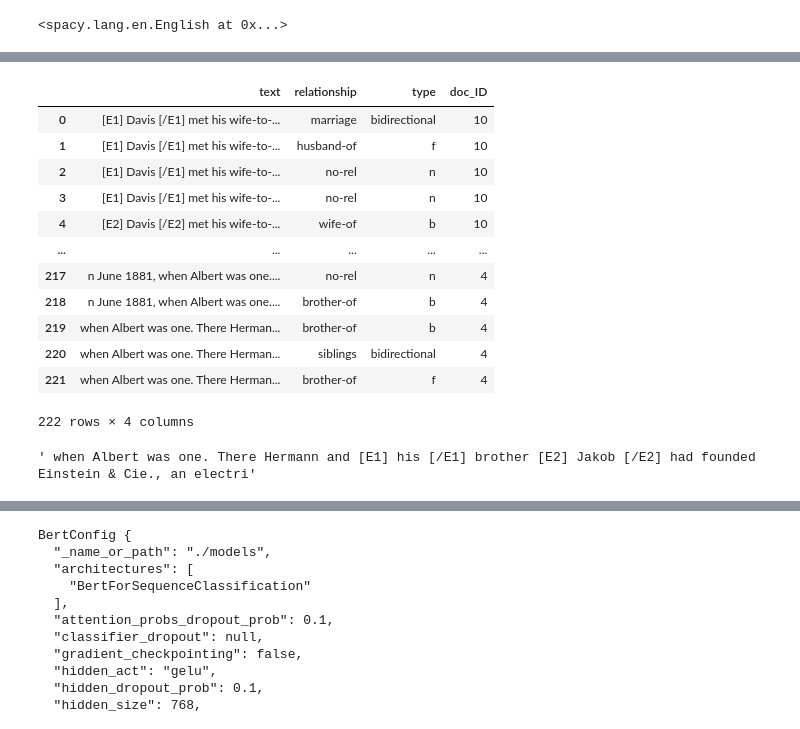
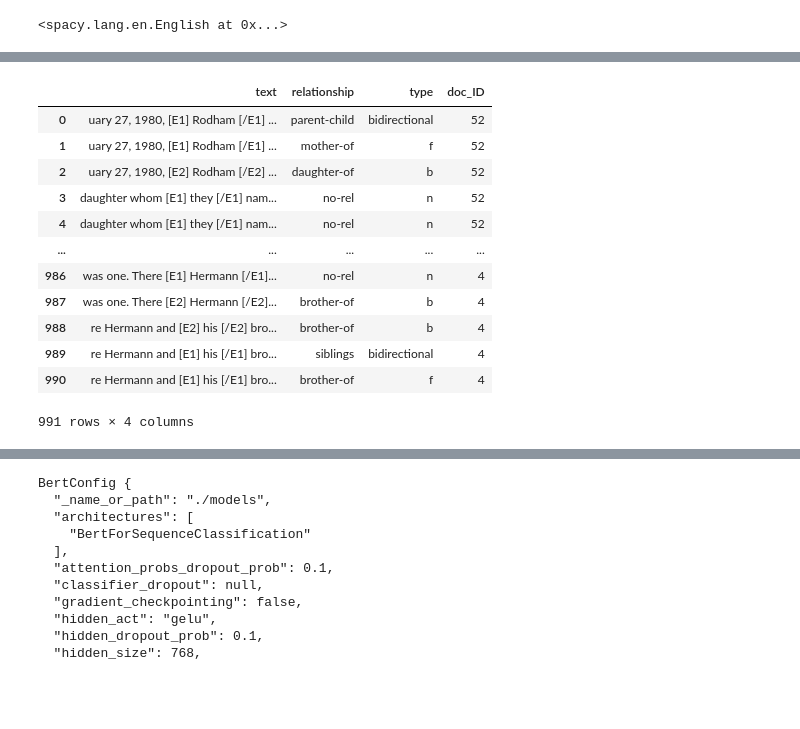
Before and after one commit to ANGELLOPARR/luke-genealogical-thesis, a Jupyter notebook: Pipeline.ipynb, the cells around one changed output, grey strips where cells are left out. Saved outputs shown, nothing was run; the diff lists cells and outputs as text; code cells hidden in the pictures; blank space fills up the shorter version.

```diff
--- a/Pipeline.ipynb
+++ b/Pipeline.ipynb
@@ -83,0 +99,7 @@ def create_label_annotations(text):
+# %%
+text = '''
+Smith was born on September 25, 1968, in Philadelphia, to Caroline (née Bright), a Philadelphia school board administrator, and Willard Carroll Smith Sr.,[14][15] a U.S. Air Force veteran[16] and refrigeration engineer. His mother graduated from Carnegie Mellon University.[17] He grew up in West Philadelphia's Wynnefield neighborhood,[18] and was raised Baptist.[19] He has an older sister named Pamela and two younger siblings, twins Harry and Ellen.[18] Smith attended Our Lady of Lourdes, a private Catholic elementary school in Philadelphia,[20] followed by Overbrook High School.[21] His parents separated when he was 13,[22] but did not actually divorce until around 2000.[23] Smith began rapping at the age of 12. When his grandmother found a notebook of his lyrics, which he described as containing "all [his] little curse words", she wrote him a note on a page in the book, which read, "Dear Willard, truly intelligent people do not have to use words like this to express themselves. Please show the world that you're as smart as we think you are". Smith said that this influenced his decision not to use profanity in his music.[24]
+'''
+xyz = nlp(clean_wikitext(text))
+crc = xyz._.coref_clusters
+crc
@@ -83,0 +147,19 @@ def create_label_annotations(text):
+# %%
+with open('docs_wiki.txt') as f:
+    txt_content = f.read()
+
+docs = txt_content.split('\n***\n')
+docs = [clean_wikitext(d.strip()) for d in docs if d != '']
+
+with open('docs_wiki_clean.txt', 'w') as out:
+    out.write('\n\n***\n\n'.join(docs))
+
+data = []
+
+print(docs[0])
+
+for doc in docs:
+    data.append(create_label_annotations(doc))
+
+with open('data.json', 'w') as f:
+    json.dump(data, f)
@@ -228,17 +332,3 @@ class DocRelations:
 
     def get_relationships(self):
         return [subl for top_list in self.entity_rels.values() for subl in top_list]
-# %%
-with open('docs_wiki.txt') as f:
-    txt_content = f.read()
-
-docs = txt_content.split('\n')
-docs = [clean_wikitext(d.strip()) for d in docs if d != '']
-
-data = []
-
-for doc in docs:
-    data.append(create_label_annotations(doc))
-
-with open('data.json', 'w') as f:
-    json.dump(data, f)
@@ -330,27 +415,25 @@ z
 # %%
 t_e1 = lambda e: f'[E1] {e} [/E1]'
 t_e2 = lambda e: f'[E2] {e} [/E2]'
-boundary_chars = 40
+# t_e1 = lambda e: f'[PERSON1]'
+# t_e2 = lambda e: f'[PERSON2]'
+boundary_chars = 15
 df = make_dataset('exported.json', t_e1, t_e2, boundary_chars)
 df
 # %% [output]
 |  | text | relationship | type | doc_ID |
-| 0 | [E1] Davis [/E1] met his wife-to-... | marriage | bidirectional | 10 |
-| 1 | [E1] Davis [/E1] met his wife-to-... | husband-of | f | 10 |
-| 2 | [E1] Davis [/E1] met his wife-to-... | no-rel | n | 10 |
-| 3 | [E1] Davis [/E1] met his wife-to-... | no-rel | n | 10 |
-| 4 | [E2] Davis [/E2] met his wife-to-... | wife-of | b | 10 |
+| 0 | uary 27, 1980, [E1] Rodham [/E1] ... | parent-child | bidirectional | 52 |
+| 1 | uary 27, 1980, [E1] Rodham [/E1] ... | mother-of | f | 52 |
+| 2 | uary 27, 1980, [E2] Rodham [/E2] ... | daughter-of | b | 52 |
+| 3 | daughter whom [E1] they [/E1] nam... | no-rel | n | 52 |
+| 4 | daughter whom [E1] they [/E1] nam... | no-rel | n | 52 |
 | ... | ... | ... | ... | ... |
-| 217 | n June 1881, when Albert was one.... | no-rel | n | 4 |
-| 218 | n June 1881, when Albert was one.... | brother-of | b | 4 |
-| 219 | when Albert was one. There Herman... | brother-of | b | 4 |
-| 220 | when Albert was one. There Herman... | siblings | bidirectional | 4 |
-| 221 | when Albert was one. There Herman... | brother-of | f | 4 |
+| 986 | was one. There [E1] Hermann [/E1]... | no-rel | n | 4 |
+| 987 | was one. There [E2] Hermann [/E2]... | brother-of | b | 4 |
+| 988 | re Hermann and [E2] his [/E2] bro... | brother-of | b | 4 |
+| 989 | re Hermann and [E1] his [/E1] bro... | siblings | bidirectional | 4 |
+| 990 | re Hermann and [E1] his [/E1] bro... | brother-of | f | 4 |
-222 rows × 4 columns
+991 rows × 4 columns
-# %%
-df.iloc[220]['text']
-# %% [output]
-' when Albert was one. There Hermann and [E1] his [/E1] brother [E2] Jakob [/E2] had founded Einstein & Cie., an electri'
 # %%
 bidirectional = df[df['type'] == 'bidirectional']
 no_rel = df[df['type'] == 'n']
```
Also changed, not shown: parts of 61 cells of this notebook, 8 other files.
